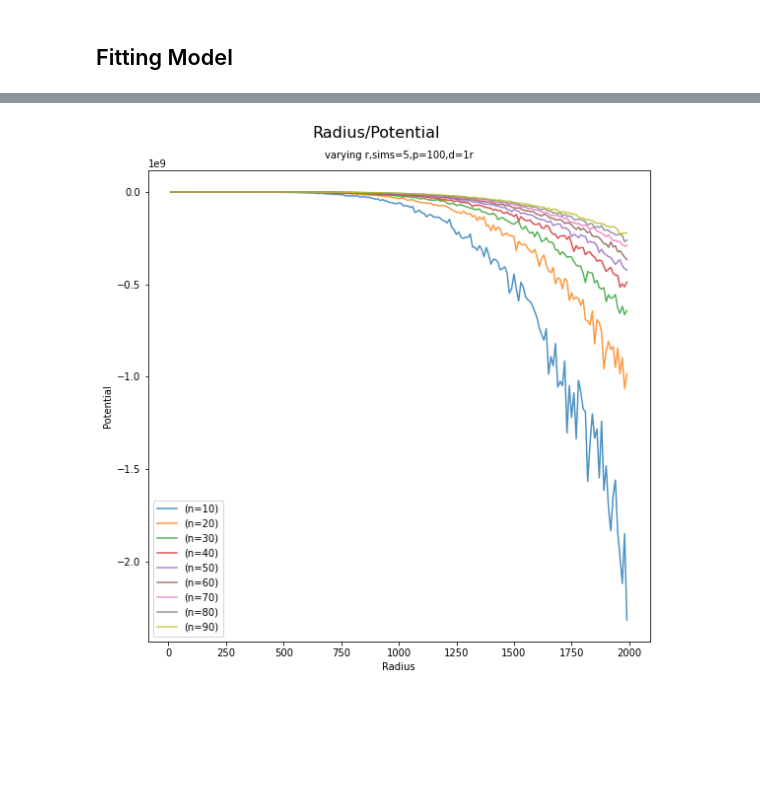
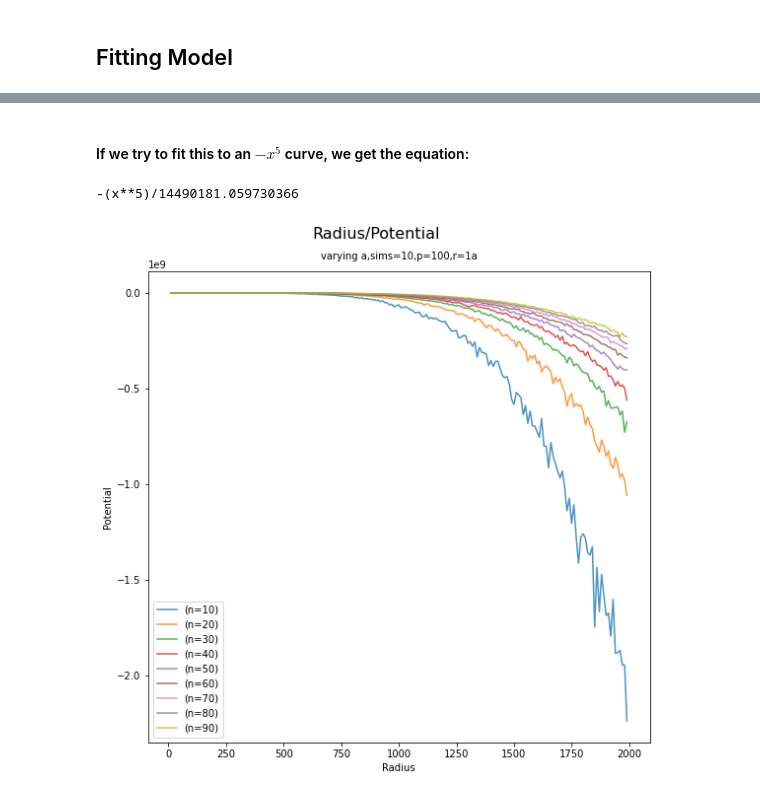
Before and after one commit to humz2k/Force-Error-Project, a Jupyter notebook: force-error-project-update.ipynb, the cells around one changed output, grey strips where cells are left out. Saved outputs shown, nothing was run; the diff lists cells and outputs as text; code cells hidden in the pictures; blank space fills up the shorter version.

```diff
--- a/force-error-project-update.ipynb
+++ b/force-error-project-update.ipynb
@@ -92,7 +101,14 @@ plot_n_potential(density=100,radius=100,point=0,model=None,show_theory=True)
+# %% [markdown]
+#### If we try to fit this to an $-x^5$ curve, we get the equation:
+# %%
+func = get_radius_potential_model(density=100,n_particles=10,point=1)
+print(func())
+# %% [output]
+-(x**5)/14490181.059730366
 # %%
-plot_radius_potential(density=100,n_particles=list(range(10,100,10)),point=1,repeats=5,model=None,show_theory=False)
+plot_radius_potential(density=100,n_particles=list(range(10,100,10)),point=1,repeats=10,model=None,show_theory=False)
 # %% [output]
-[figure, old version]
+[figure, new version]
 # %%
 plot_radius_potential(density=list(range(10,1000,100)),n_particles=100,point=1,repeats=5,model=None,show_theory=False)
 # %% [output]
```
Also changed, not shown: parts of 11 cells of this notebook, 2 other files.
